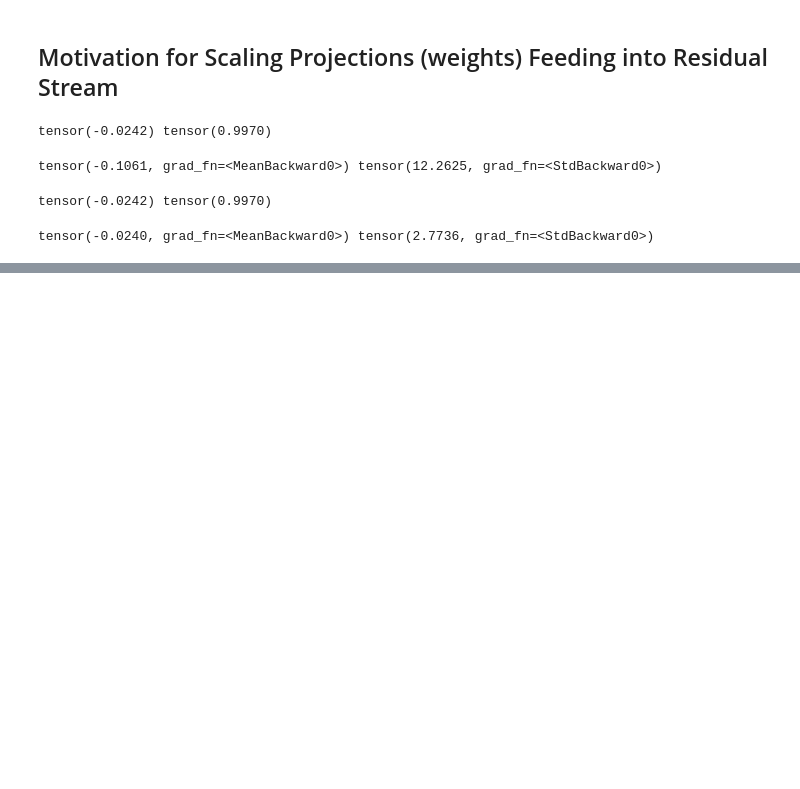
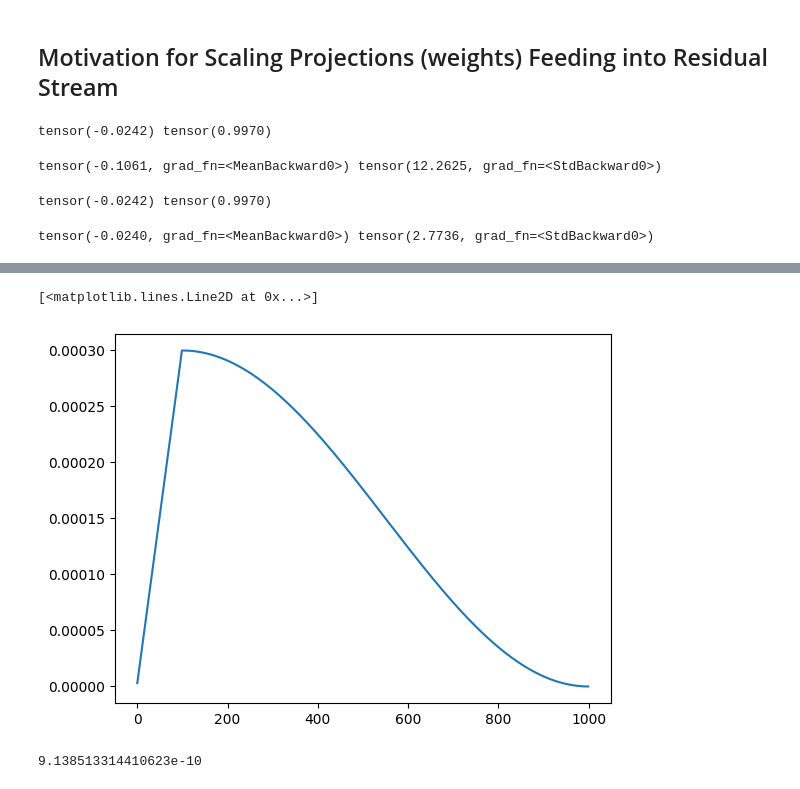
Before and after one commit to ademyanchuk/gpt2-diy, a Jupyter notebook: play.ipynb, the cells around one changed output, grey strips where cells are left out. Cells and saved outputs as stored; diff of their text form; code cells hidden in the pictures; blank space fills up the shorter version.

```diff
--- a/play.ipynb
+++ b/play.ipynb
@@ -624,0 +654,21 @@ tensor(-0.0240, grad_fn=<MeanBackward0>) tensor(2.7736, grad_fn=<StdBackward0>)
+# %%
+def get_lr(step, total_steps, max_lr):
+  """Simple impl of cosine lr decay with
+  linear warmup during first 10% of steps"""
+  warmup_steps = total_steps // 10
+  decay_steps = total_steps - warmup_steps
+  if step < warmup_steps:
+    return max_lr * (step + 1) / warmup_steps
+  else:
+    t = step - warmup_steps
+    return 0.5 * max_lr * (1 + math.cos(math.pi * (t / decay_steps)))
+# %%
+lrs = [get_lr(i, max_steps, max_lr) for i in range(max_steps)]
+plt.plot(lrs)
+# %% [output]
+[<matplotlib.lines.Line2D at 0x...>]
+[figure, added]
+# %%
+lrs[-1]
+# %% [output]
+9.138513314410623e-10
```
Also changed, not shown: parts of 9 cells of this notebook.
